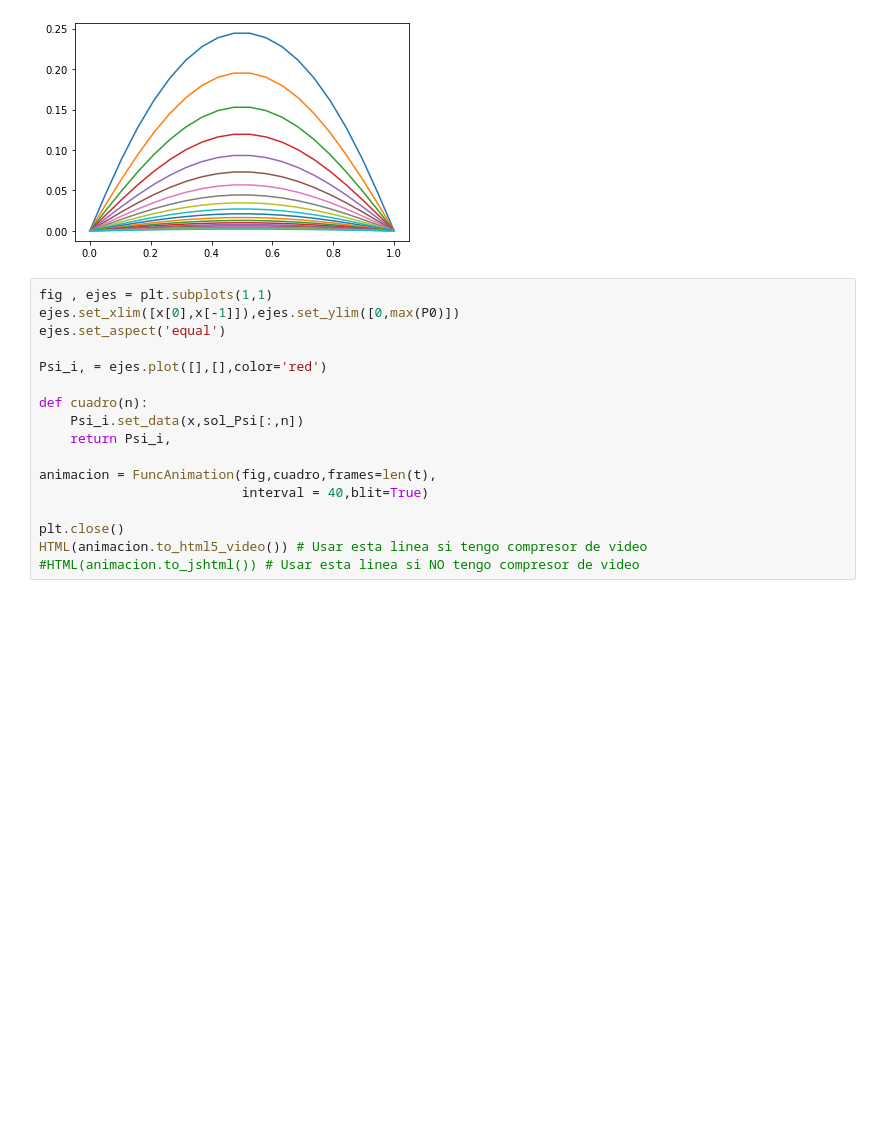
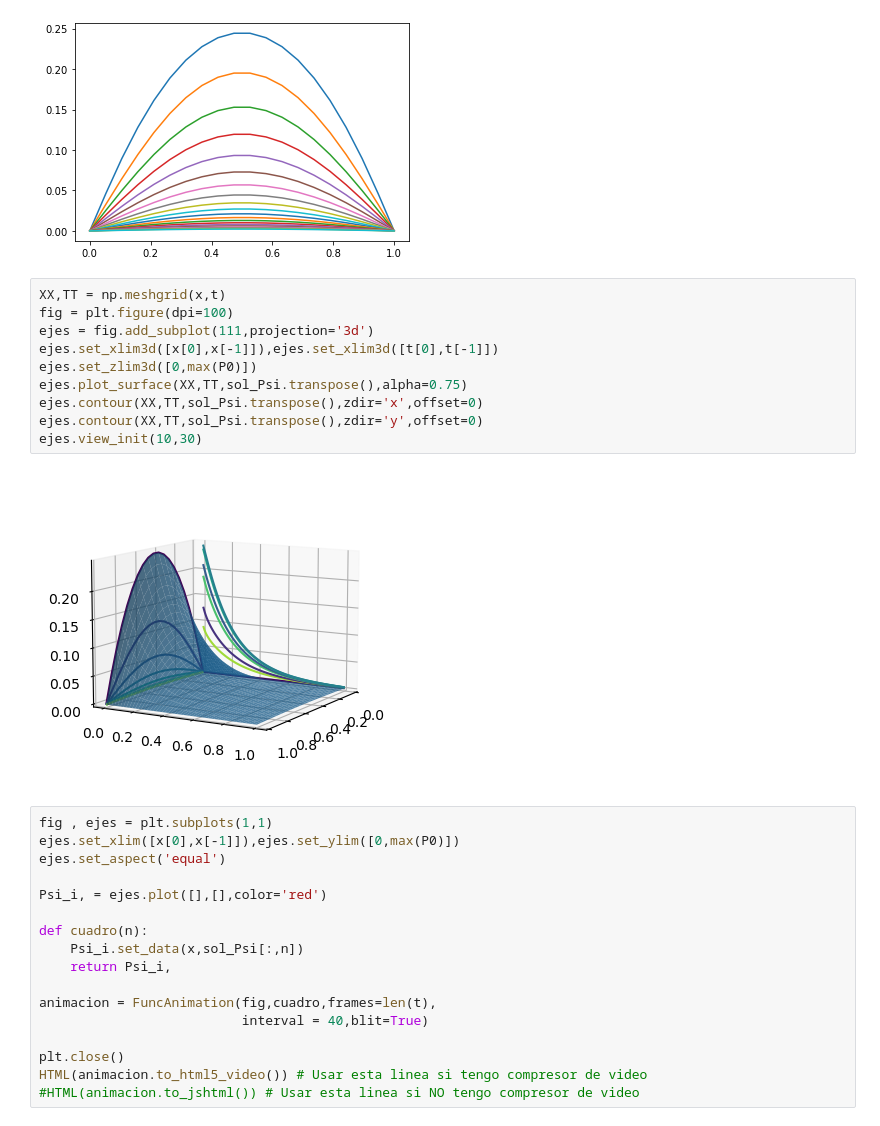
Before and after one commit to richmf/FisComp26-2, a Jupyter notebook: Metodo de CN (Clase 20).ipynb, the cells around one changed output. Drawn from its saved outputs; the diff is of its cells as text; blank space fills up the shorter version.

```diff
--- a/Metodo de CN (Clase 20).ipynb
+++ b/Metodo de CN (Clase 20).ipynb
@@ -43,6 +43,18 @@ plt.show()
 # %% [output]
 Valor r= 0.9070351758793972
 [figure]
+# %%
+XX,TT = np.meshgrid(x,t)
+fig = plt.figure(dpi=100)
+ejes = fig.add_subplot(111,projection='3d')
+ejes.set_xlim3d([x[0],x[-1]]),ejes.set_xlim3d([t[0],t[-1]])
+ejes.set_zlim3d([0,max(P0)])
+ejes.plot_surface(XX,TT,sol_Psi.transpose(),alpha=0.75)
+ejes.contour(XX,TT,sol_Psi.transpose(),zdir='x',offset=0)
+ejes.contour(XX,TT,sol_Psi.transpose(),zdir='y',offset=0)
+ejes.view_init(10,30)
+# %% [output]
+[figure, added]
 # %%
 fig , ejes = plt.subplots(1,1)
 ejes.set_xlim([x[0],x[-1]]),ejes.set_ylim([0,max(P0)])
```
Also changed, not shown: parts of 3 cells of this notebook.
